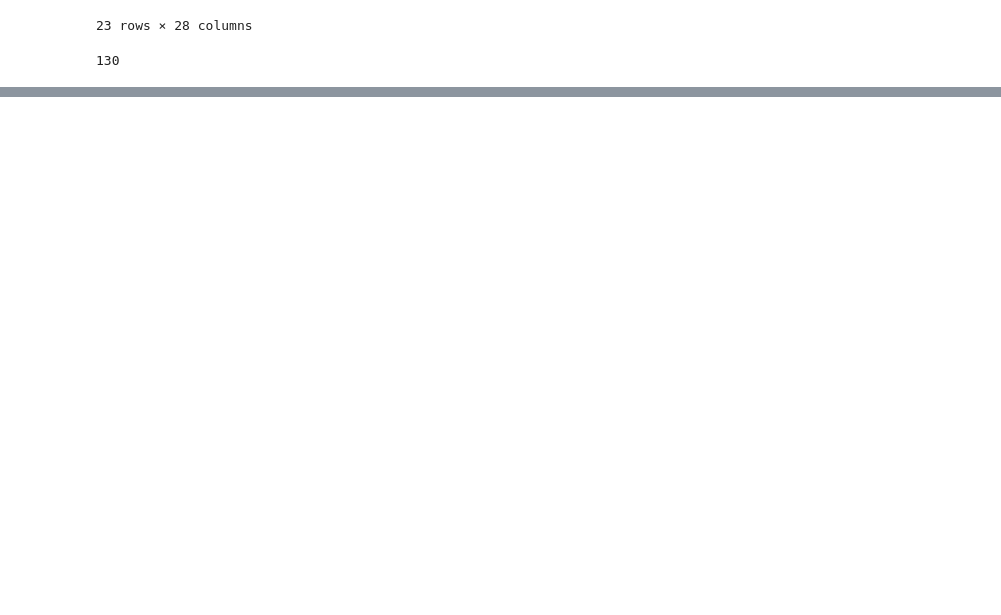
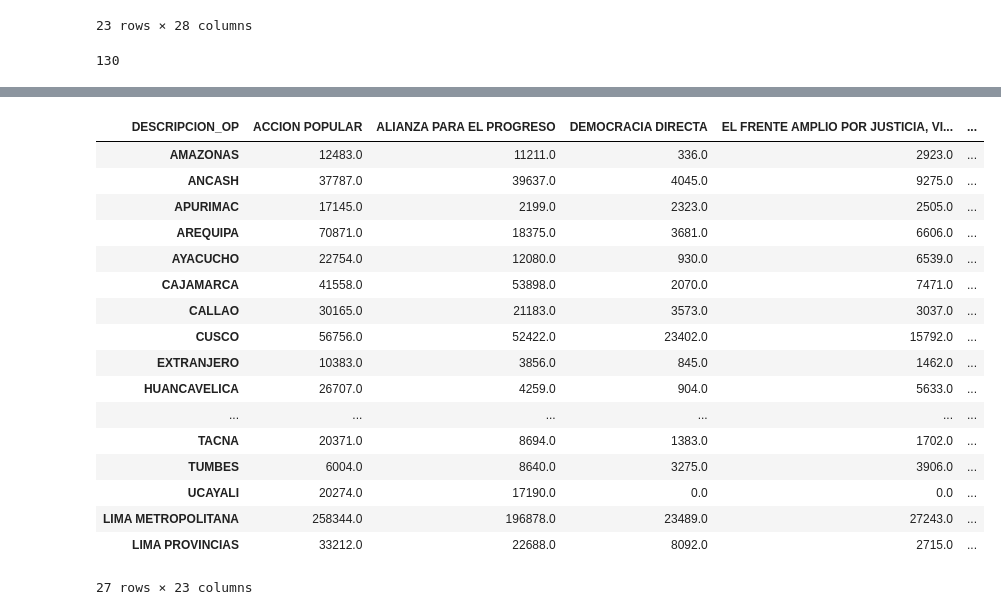
Before and after one commit to pauguz/Repartidor-de-Esca-os, a Jupyter notebook: simplificar.ipynb, the cells around one changed output, grey strips where cells are left out. Drawn from its saved outputs; the diff is of its cells as text; code cells hidden in the pictures; blank space fills up the shorter version.

```diff
--- a/simplificar.ipynb
+++ b/simplificar.ipynb
@@ -208,5 +208,5 @@ print(total)
 # %% [output]
 130
 # %%
-tabla.loc[len(tabla)]=CONGRESISTAS_POR_CIRCUNSCRIPCION
-tabla.to_csv("tabla")
+tabla=tabla.T
+tabla
@@ -212,0 +232,32 @@ tabla.to_csv("tabla")
+# %%
+# 2. Tomas la primera fila para que sean las columnas
+tabla.columns = tabla.iloc[0]
+
+# 3. Eliminas esa primera fila que ahora está repetida en el header
+tabla = tabla.drop(tabla.index[0])
+# %%
+tabla['MAGNITUDES']=CONGRESISTAS_POR_CIRCUNSCRIPCION
+tabla.columns.name=None
+tabla.index.name= "Circunscripcion"
+tabla.to_csv("tabla")
+# %%
+tabla
+# %% [output]
+| DESCRIPCION_OP | ACCION POPULAR | ALIANZA PARA EL PROGRESO | DEMOCRACIA DIRECTA | EL FRENTE AMPLIO POR JUSTICIA, VI... | ... |
+| AMAZONAS | 12483.0 | 11211.0 | 336.0 | 2923.0 | ... |
+| ANCASH | 37787.0 | 39637.0 | 4045.0 | 9275.0 | ... |
+| APURIMAC | 17145.0 | 2199.0 | 2323.0 | 2505.0 | ... |
+| AREQUIPA | 70871.0 | 18375.0 | 3681.0 | 6606.0 | ... |
+| AYACUCHO | 22754.0 | 12080.0 | 930.0 | 6539.0 | ... |
+| CAJAMARCA | 41558.0 | 53898.0 | 2070.0 | 7471.0 | ... |
+| CALLAO | 30165.0 | 21183.0 | 3573.0 | 3037.0 | ... |
+| CUSCO | 56756.0 | 52422.0 | 23402.0 | 15792.0 | ... |
+| EXTRANJERO | 10383.0 | 3856.0 | 845.0 | 1462.0 | ... |
+| HUANCAVELICA | 26707.0 | 4259.0 | 904.0 | 5633.0 | ... |
+| ... | ... | ... | ... | ... | ... |
+| TACNA | 20371.0 | 8694.0 | 1383.0 | 1702.0 | ... |
+| TUMBES | 6004.0 | 8640.0 | 3275.0 | 3906.0 | ... |
+| UCAYALI | 20274.0 | 17190.0 | 0.0 | 0.0 | ... |
+| LIMA METROPOLITANA | 258344.0 | 196878.0 | 23489.0 | 27243.0 | ... |
+| LIMA PROVINCIAS | 33212.0 | 22688.0 | 8092.0 | 2715.0 | ... |
+27 rows × 23 columns
```
Also changed, not shown: parts of 1 cell of this notebook, 3 other files.
